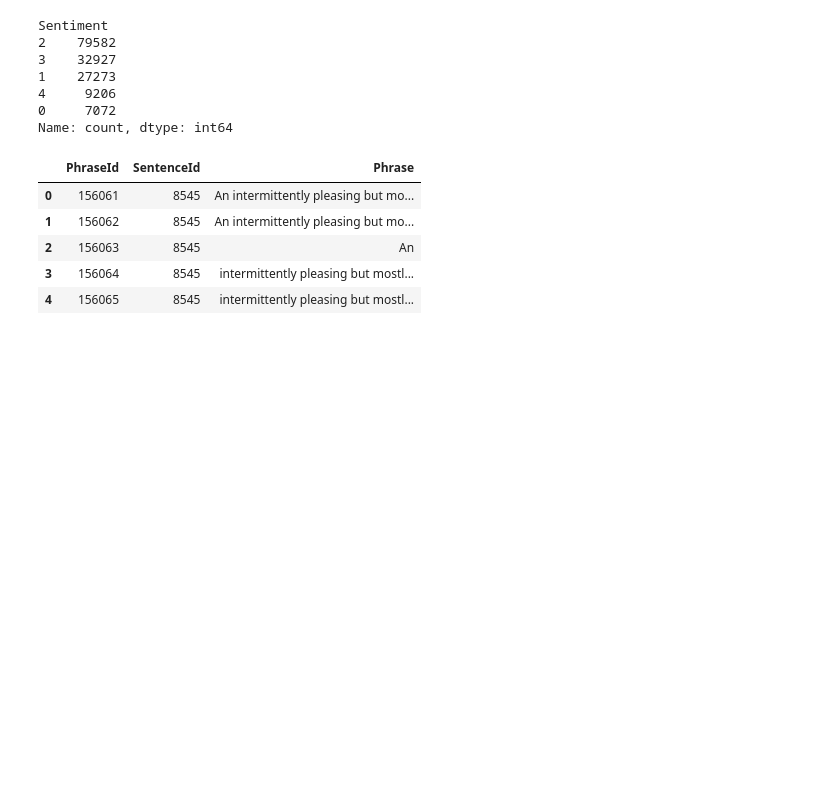
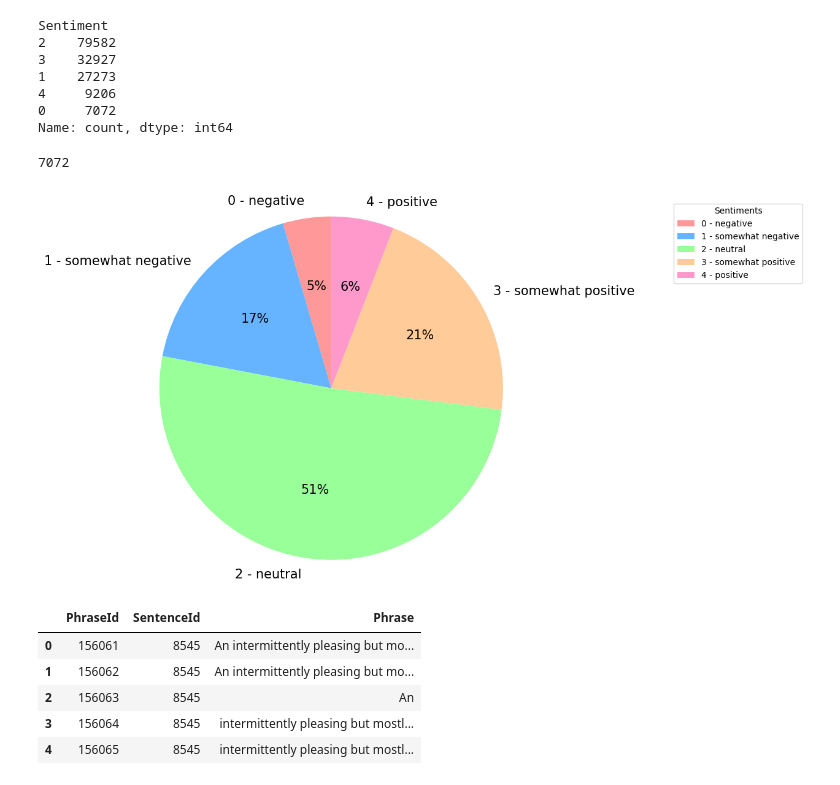
Before and after one commit to ShaQ90/final_project, a Jupyter notebook: notebooks/data_cleaning.ipynb, the cells around one changed output. Drawn from its saved outputs; the diff is of its cells as text; code cells hidden in the pictures; blank space fills up the shorter version.

```diff
--- a/notebooks/data_cleaning.ipynb
+++ b/notebooks/data_cleaning.ipynb
@@ -65,6 +66,34 @@ Sentiment
 4     9206
 0     7072
 Name: count, dtype: int64
+# %%
+df.Sentiment.value_counts()[0]
+# %% [output]
+7072
+# %%
+
+
+# Data for the pie chart
+sizes = [df.Sentiment.value_counts()[0],df.Sentiment.value_counts()[1],df.Sentiment.value_counts()[2],df.Sentiment.value_counts()[3],df.Sentiment.value_counts()[4]]
+labels = ['0 - negative','1 - somewhat negative','2 - neutral','3 - somewhat positive','4 - positive']
+colors = ['#ff9999', '#66b3ff', '#99ff99', '#ffcc99', '#ff99cc']
+
+# Create the pie chart
+plt.figure(figsize=(10, 8))
+plt.pie(sizes, labels = labels, colors=colors, autopct='%1.f%%', startangle=90,textprops={'fontsize':15})
+
+plt.legend(labels, title="Sentiments", bbox_to_anchor=(1, 0, 0.5, 1))
+
+# Ensure the pie chart is circular
+plt.axis('equal')
+
+# Save the chart
+plt.savefig('../figures/pie_chart_percentage.png', dpi=300, bbox_inches='tight')
+
+# Display the chart
+plt.show()
+# %% [output]
+[figure, added]
 # %%
 df_test.head()
 # %% [output]
```
Also changed, not shown: parts of 4 cells of this notebook, 9 other files.
